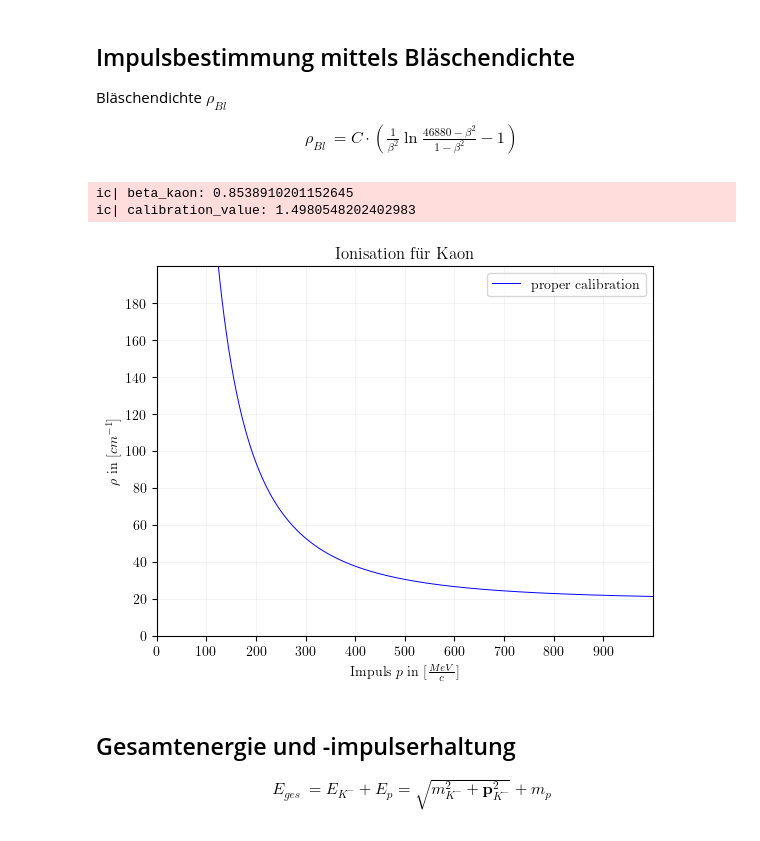
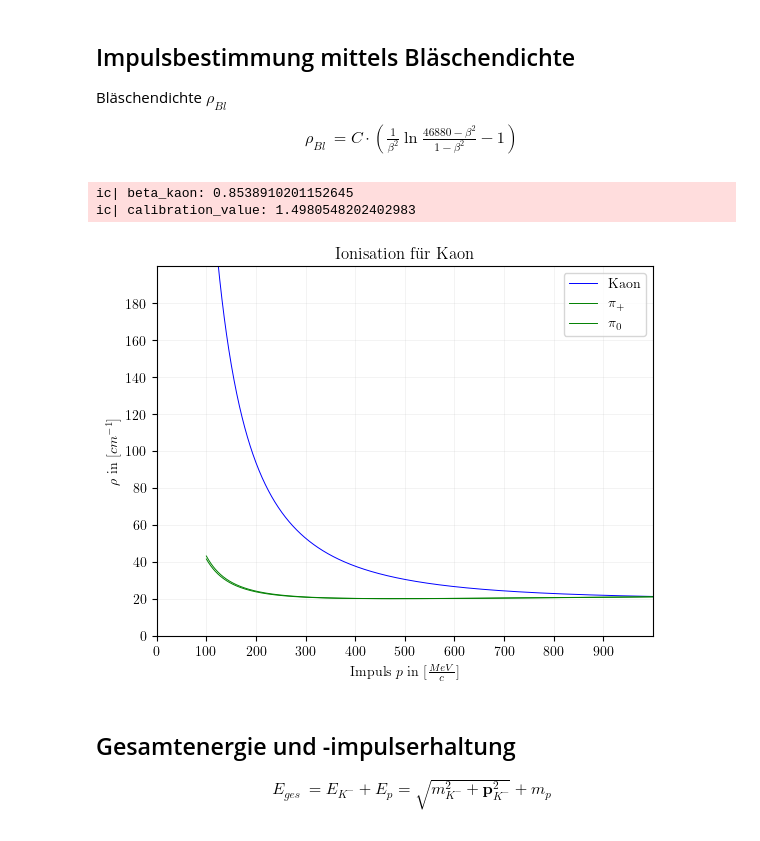
Before and after one commit to WackAlley/worksheet, a Jupyter notebook: labcourse21/calcsheet.ipynb, the cells around one changed output. Cells and saved outputs as stored; diff of their text form; code cells hidden in the pictures.

```diff
--- a/labcourse21/calcsheet.ipynb
+++ b/labcourse21/calcsheet.ipynb
@@ -111,11 +111,14 @@ Bläschendichte $\rho_{Bl}$
     \rho_{Bl} &= C \cdot \left( \frac{1}{\beta^2} \ln \frac{46880-\beta^2}{1-\beta^2} - 1\right)
 \end{align}
 # %%
-rho_kaon = 52 # placeholder value
+rho_kaon = 52 # (49, 55)
 rho_kaon = rho_kaon / (4/s_p) # per 4 cm -> per cm; länge mit vergrößerungsfaktor skaliert
 
 momentum_kaon = 810 # in MeV/c
 mass_kaon = 493.7 # in MeV/c^2 , same value for rest energy
+
+mass_pion_charged = 139.57 # in MeV/c
+mass_pion_zero = 135
 
 # beta_kaon = np.sqrt( 1 - ( mass_kaon / (mass_kaon + momentum_kaon) )**2)
 beta_kaon = momentum_kaon/np.sqrt(mass_kaon**2 + momentum_kaon**2)
@@ -129,35 +132,37 @@ cal_bethebloch_bracket = cal_bethebloch_logbybeta - 1
 calibration_value = rho_kaon / cal_bethebloch_bracket
 ic(calibration_value)
 
 def bubbledensity(calibrationfactor, mass, momentum):
 
     # beta = np.sqrt( 1 - ( mass / (mass + momentum) )**2)
     beta = momentum/np.sqrt(mass**2 + momentum**2)
 
     bethebloch_log = np.log( (46880 * beta**2) / (1 - beta**2) )
     bethebloch_logbybeta = bethebloch_log / beta**2
     bethebloch_bracket = bethebloch_logbybeta - 1
 
     return calibrationfactor * bethebloch_bracket
 
 
 p = np.linspace(100,1000, 1000)
 fig, ax = plt.subplots()
-ax.plot(p, bubbledensity(calibration_value, mass_kaon, p), 'b', linewidth=.7, label='proper calibration')
+ax.plot(p, bubbledensity(calibration_value, mass_kaon, p), 'b', linewidth=.7, label='Kaon')
+ax.plot(p, bubbledensity(calibration_value, mass_pion_charged, p), 'g', linewidth=.7, label=f'$\\pi_+$')
+ax.plot(p, bubbledensity(calibration_value, mass_pion_zero, p), 'g', linewidth=.7, label=f'$\\pi_0$')
 ax.set_title('Ionisation für Kaon')
 ax.set_ylim([0, 200])
 ax.set_xlim([0,1000])
 ax.set(xlabel=f'Impuls $p$ in [$\\frac{{MeV}}{{c}}$]', ylabel=f' $\\rho$ in [$cm^{{-1}}$] ')
 ax.set_xticks(np.arange(0, 1000, 100))  # X-axis ticks from 0 to 10 with a step of 2
 ax.set_yticks(np.arange(0, 200, 20))
 ax.legend()
 ax.grid(True, linewidth=0.5, alpha=0.2)
 # plt.savefig("plots/Ionisation Kaon.pdf")
 plt.show()
 # %% [output]
 ic| beta_kaon: 0.8538910201152645
 ic| calibration_value: 1.4980548202402983
-[figure, old version]
+[figure, new version]
 # %% [markdown]
 ## Gesamtenergie und -impulserhaltung
 
```
Also changed, not shown: 13 other files.
